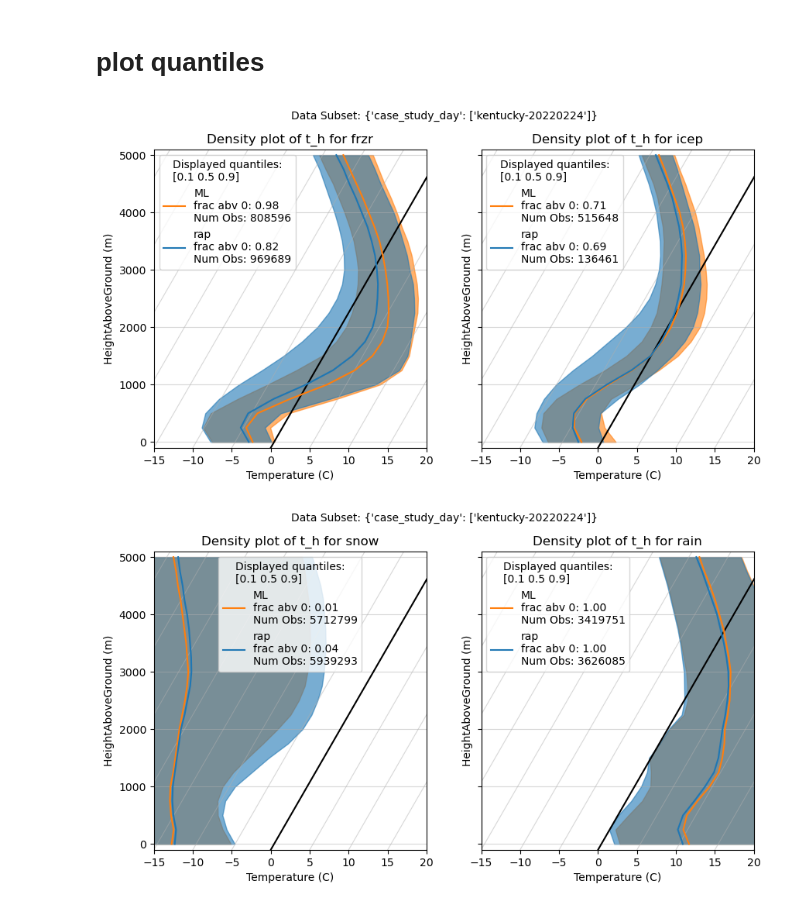
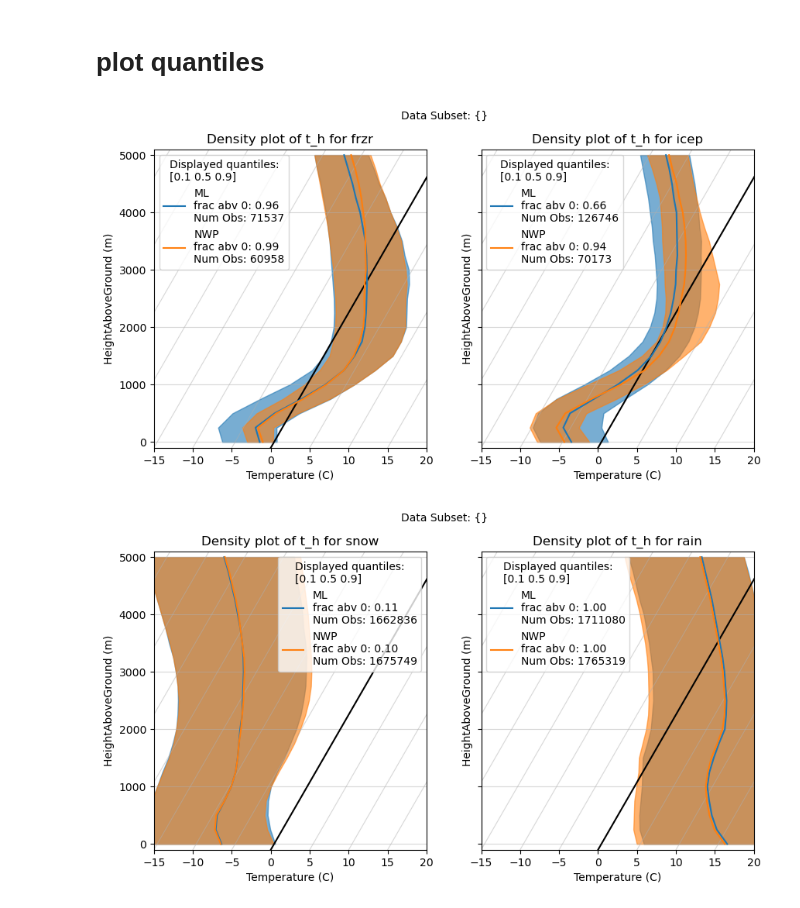
Before and after one commit to ai2es/ptype-physical, a Jupyter notebook: composite-soundings/plot-mean-med-quantiles.ipynb, the cells around one changed output. Drawn from its saved outputs; the diff is of its cells as text; code cells hidden in the pictures.

Commit message:
finished time plots

```diff
--- a/composite-soundings/plot-mean-med-quantiles.ipynb
+++ b/composite-soundings/plot-mean-med-quantiles.ipynb
@@ -30,8 +30,9 @@ select
         - int in ns
 # %%
 data_dir = "/glade/work/dkimpara/ptype-aggs"
-model = 'rap'
-select_case = {'case_study_day': 'kentucky-20220224',
+model = 'gfs'
+select_case = {
+               #'case_study_day': 'kentucky-20220224',
                #'init_hr': [0,2],
               }
 #which profiles to plot
@@ -40,6 +41,11 @@ proftypes = ['dpt_h','wb_h','t_h' ]
 
 ds = xr.open_dataset(join(data_dir,f"{model}_all.nc"), engine='netcdf4')
 query = SoundingQuery(ds)
+
+
+color_dict = {'NWP': '#FF7F0E',
+              'ML': '#1F77B4'}
+
 lstyledict = {'t_h': 'solid',
               'dpt_h': 'dashed',
               'wb_h': 'dotted'}
@@ -52,7 +58,7 @@ allptypes = [bad,good]
 h = ds.heightAboveGround
 
 for pair in allptypes:
-    fig, axs = utils.skewCompositeFigAx(figsize=(10,7),num_subplots=2)
+    fig, axs = utils.skewCompositeFigAx(figsize=(10,5),num_subplots=2)
     for i, ptype in enumerate(pair):
         ml = query.query(['ML_' + ptype], ['t_h', 'dpt_h','wb_h'],
                          ['mean', 'fabv'], select_case)
@@ -60,8 +66,8 @@ for pair in allptypes:
                           ['mean', 'fabv'], select_case)
         ax = axs[i]
         for var in proftypes:
-            ax.plot(ml[f'{var}_mean'].values.flatten(), h, color='c', linestyle=lstyledict[var])
-            ax.plot(nwp[f'{var}_mean'].values.flatten(), h, color='m', linestyle=lstyledict[var])
+            ax.plot(ml[f'{var}_mean'].values.flatten(), h, color=color_dict['ML'], linestyle=lstyledict[var])
+            ax.plot(nwp[f'{var}_mean'].values.flatten(), h, color=color_dict['NWP'], linestyle=lstyledict[var])
             line, = ax.plot([],[], color='0', linestyle=lstyledict[var])
             if var=='t_h':
                 ml_fabv = ml.t_h_fabv.values.flatten()[0]
@@ -90,9 +96,9 @@ for pair in allptypes:
         mlobs = query.num_obs('ML_' + ptype, select_case)
         nwpobs = query.num_obs(ptype, select_case)
 
-        line, = ax.plot([],[], color='c')
+        line, = ax.plot([],[], color=color_dict['ML'])
         line.set_label(f'ML\nNum Obs: {mlobs.values[0]:.0f}')
-        line, = ax.plot([],[], color='m')
+        line, = ax.plot([],[], color=color_dict['NWP'])
         line.set_label(f'{model}\nNum Obs: {nwpobs.values[0]:.0f}')
 
         ax.legend()
@@ -171,37 +177,37 @@ h = ds.heightAboveGround
 
 for pair in allptypes:
     fig, axs = utils.skewCompositeFigAx(figsize=(10,5),num_subplots=2)
     for ax, ptype in zip(axs, pair):
         ml = query.quantile(quantiles, ['ML_' + ptype], [var], select_case)
         nwp = query.quantile(quantiles, ptype, [var], select_case)
 
-        for data, color in zip([ml,nwp], ['#FF7F0E','#1F77B4']):
+        for data, model in zip([ml,nwp], ['ML','NWP']):
             for i in range(num_q):
                 lowerq = data[f'{var}_q'].sel(quantile=quantiles[i]).values.flatten()
                 upperq = data[f'{var}_q'].sel(quantile=quantiles[-(i + 1)]).values.flatten()
-                ax.fill_betweenx(h, lowerq, upperq, alpha=0.6, color=color)
-            ax.plot(data[f'{var}_q'].sel(quantile=0.5, method='nearest').values.flatten(), h, color=color)
+                ax.fill_betweenx(h, lowerq, upperq, alpha=0.6, color=color_dict[model])
+            ax.plot(data[f'{var}_q'].sel(quantile=0.5, method='nearest').values.flatten(), h, color=color_dict[model])
 
         ax.set_title(f'Density plot of {var} for {ptype[1:]}')
         ax.set_xlim(-15,20)
         ax.set_xlabel('Temperature (C)')
         ax.set_ylabel('HeightAboveGround (m)')
 
         ml = query.query(['ML_' + ptype], 't_h', ['fabv'], select_case)
         nwp = query.query(ptype, 't_h', ['fabv'],select_case)
         ml_fabv = ml.t_h_fabv.values[0]
         nwp_fabv = nwp.t_h_fabv.values[0]
 
         mlobs = query.num_obs('ML_' + ptype, select_case)
         nwpobs = query.num_obs(ptype, select_case)
 
-        line, = ax.plot([],[], color='#FF7F0E')
+        line, = ax.plot([],[], color=color_dict['ML'])
         line.set_label(f'ML\nfrac abv 0: {ml_fabv:.2f}\nNum Obs: {mlobs.values[0]:.0f}')
-        line, = ax.plot([],[], color='#1F77B4')
+        line, = ax.plot([],[], color=color_dict['NWP'])
         line.set_label(f'{model}\nfrac abv 0: {nwp_fabv:.2f}\nNum Obs: {nwpobs.values[0]:.0f}')
 
         ax.legend(title=f'Displayed quantiles:\n{quantiles}')
     fig.suptitle(f'Data Subset: {select_case}', fontsize=10)
 # %% [output]
-[figure, old version]
+[figure, new version]
-[figure, old version]
+[figure, new version]
```
Also changed, not shown: parts of 3 cells of this notebook, 7 other files.
